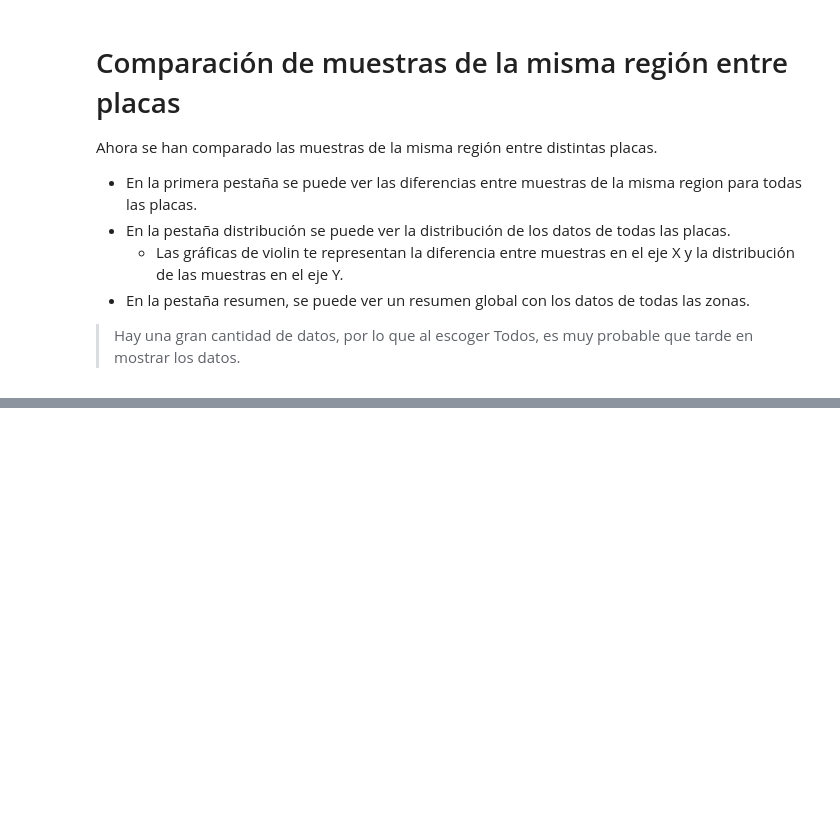
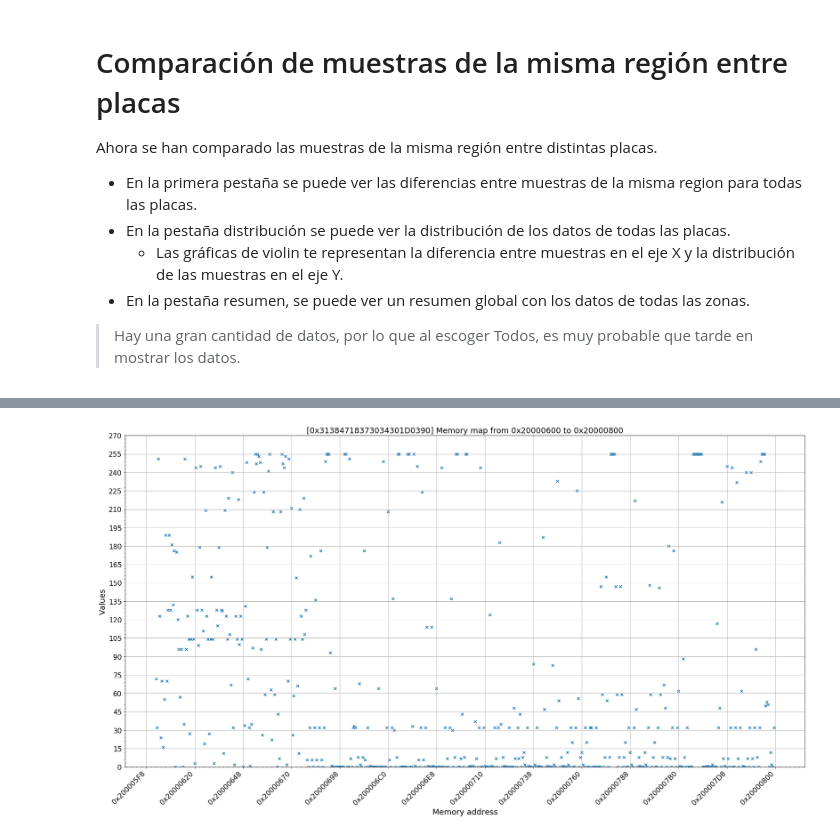
Before and after one commit to servinagrero/SRAM_PUF, a Jupyter notebook: src/jupyter/viewer.ipynb, the cells around one changed output, grey strips where cells are left out. Saved outputs shown, nothing was run; the diff lists cells and outputs as text; code cells hidden in the pictures; blank space fills up the shorter version.

```diff
--- a/src/jupyter/viewer.ipynb
+++ b/src/jupyter/viewer.ipynb
@@ -226,0 +238,4 @@ Tab(children=(Output(), Output(), Output()), _titles={'0': 'Diffs de regiones',
+# %%
+plot_memory_regions(boards_ids[50], add_to_off(0x20000600), add_to_off(0x20000600) + 1, show_every=False)
+# %% [output]
+[figure, added]
```
Also changed, not shown: parts of 8 cells of this notebook, 21 other files.
